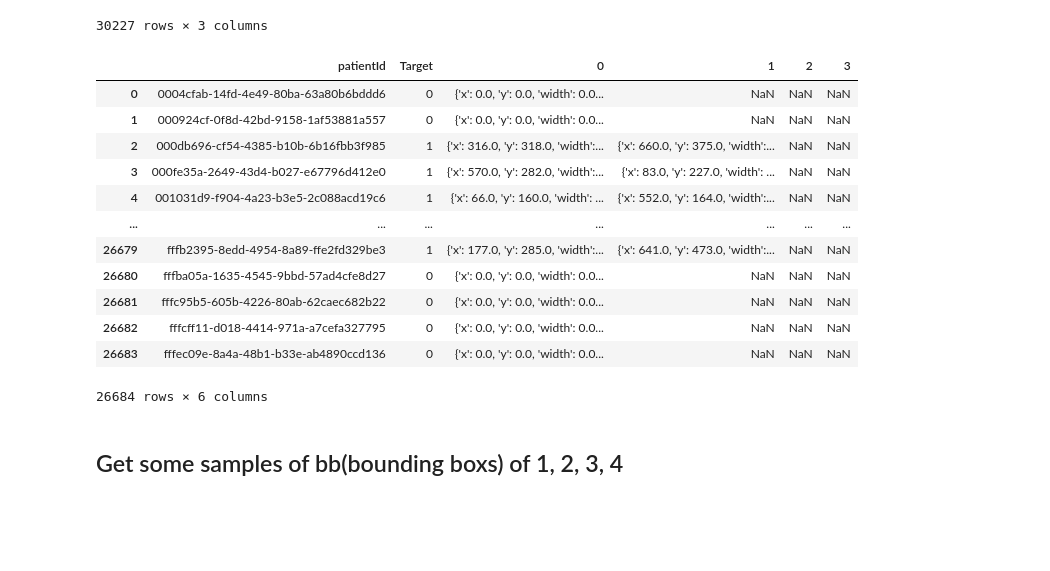
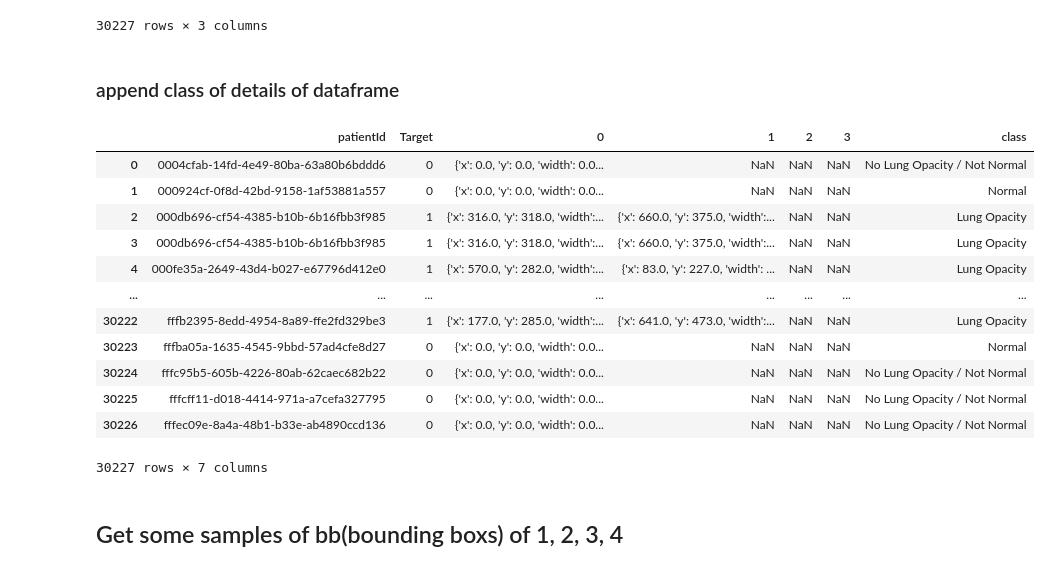
Before and after one commit to cubricmms/ProjectPneumonia, a Jupyter notebook: pneumonia.ipynb, the cells around one changed output. Drawn from its saved outputs; the diff is of its cells as text; code cells hidden in the pictures; blank space fills up the shorter version.

Commit message:
append class column

```diff
--- a/pneumonia.ipynb
+++ b/pneumonia.ipynb
@@ -16,3 +16,6 @@ import pandas
 GCP Credits Request Link - RSNA.txt stage_2_test_images
 stage_2_detailed_class_info.csv     stage_2_train_images
 stage_2_sample_submission.csv       stage_2_train_labels.csv
+# %%
+df_detail = pandas.read_csv(os.path.join(dir_dicom, 'stage_2_detailed_class_info.csv'))
+df_detail
@@ -54,22 +86,25 @@ df
 30227 rows × 3 columns
 # %%
 df = df.groupby(["patientId", "Target"])["bounding_boxs"].apply(lambda df: df.reset_index(drop=True)).unstack().reset_index()
-# %%
-df
-# %% [output]
-|  | patientId | Target | 0 | 1 | 2 | 3 |
-| 0 | 0004cfab-14fd-4e49-80ba-63a80b6bddd6 | 0 | {'x': 0.0, 'y': 0.0, 'width': 0.0... | NaN | NaN | NaN |
-| 1 | 000924cf-0f8d-42bd-9158-1af53881a557 | 0 | {'x': 0.0, 'y': 0.0, 'width': 0.0... | NaN | NaN | NaN |
-| 2 | 000db696-cf54-4385-b10b-6b16fbb3f985 | 1 | {'x': 316.0, 'y': 318.0, 'width':... | {'x': 660.0, 'y': 375.0, 'width':... | NaN | NaN |
-| 3 | 000fe35a-2649-43d4-b027-e67796d412e0 | 1 | {'x': 570.0, 'y': 282.0, 'width':... | {'x': 83.0, 'y': 227.0, 'width': ... | NaN | NaN |
-| 4 | 001031d9-f904-4a23-b3e5-2c088acd19c6 | 1 | {'x': 66.0, 'y': 160.0, 'width': ... | {'x': 552.0, 'y': 164.0, 'width':... | NaN | NaN |
-| ... | ... | ... | ... | ... | ... | ... |
-| 26679 | fffb2395-8edd-4954-8a89-ffe2fd329be3 | 1 | {'x': 177.0, 'y': 285.0, 'width':... | {'x': 641.0, 'y': 473.0, 'width':... | NaN | NaN |
-| 26680 | fffba05a-1635-4545-9bbd-57ad4cfe8d27 | 0 | {'x': 0.0, 'y': 0.0, 'width': 0.0... | NaN | NaN | NaN |
-| 26681 | fffc95b5-605b-4226-80ab-62caec682b22 | 0 | {'x': 0.0, 'y': 0.0, 'width': 0.0... | NaN | NaN | NaN |
-| 26682 | fffcff11-d018-4414-971a-a7cefa327795 | 0 | {'x': 0.0, 'y': 0.0, 'width': 0.0... | NaN | NaN | NaN |
-| 26683 | fffec09e-8a4a-48b1-b33e-ab4890ccd136 | 0 | {'x': 0.0, 'y': 0.0, 'width': 0.0... | NaN | NaN | NaN |
-26684 rows × 6 columns
+# %% [markdown]
+### append class of details of dataframe
+# %%
+_df = pandas.merge(df, df_detail, on=['patientId', 'patientId'])
+_df
+# %% [output]
+|  | patientId | Target | 0 | 1 | 2 | 3 | class |
+| 0 | 0004cfab-14fd-4e49-80ba-63a80b6bddd6 | 0 | {'x': 0.0, 'y': 0.0, 'width': 0.0... | NaN | NaN | NaN | No Lung Opacity / Not Normal |
+| 1 | 000924cf-0f8d-42bd-9158-1af53881a557 | 0 | {'x': 0.0, 'y': 0.0, 'width': 0.0... | NaN | NaN | NaN | Normal |
+| 2 | 000db696-cf54-4385-b10b-6b16fbb3f985 | 1 | {'x': 316.0, 'y': 318.0, 'width':... | {'x': 660.0, 'y': 375.0, 'width':... | NaN | NaN | Lung Opacity |
+| 3 | 000db696-cf54-4385-b10b-6b16fbb3f985 | 1 | {'x': 316.0, 'y': 318.0, 'width':... | {'x': 660.0, 'y': 375.0, 'width':... | NaN | NaN | Lung Opacity |
+| 4 | 000fe35a-2649-43d4-b027-e67796d412e0 | 1 | {'x': 570.0, 'y': 282.0, 'width':... | {'x': 83.0, 'y': 227.0, 'width': ... | NaN | NaN | Lung Opacity |
+| ... | ... | ... | ... | ... | ... | ... | ... |
+| 30222 | fffb2395-8edd-4954-8a89-ffe2fd329be3 | 1 | {'x': 177.0, 'y': 285.0, 'width':... | {'x': 641.0, 'y': 473.0, 'width':... | NaN | NaN | Lung Opacity |
+| 30223 | fffba05a-1635-4545-9bbd-57ad4cfe8d27 | 0 | {'x': 0.0, 'y': 0.0, 'width': 0.0... | NaN | NaN | NaN | Normal |
+| 30224 | fffc95b5-605b-4226-80ab-62caec682b22 | 0 | {'x': 0.0, 'y': 0.0, 'width': 0.0... | NaN | NaN | NaN | No Lung Opacity / Not Normal |
+| 30225 | fffcff11-d018-4414-971a-a7cefa327795 | 0 | {'x': 0.0, 'y': 0.0, 'width': 0.0... | NaN | NaN | NaN | No Lung Opacity / Not Normal |
+| 30226 | fffec09e-8a4a-48b1-b33e-ab4890ccd136 | 0 | {'x': 0.0, 'y': 0.0, 'width': 0.0... | NaN | NaN | NaN | No Lung Opacity / Not Normal |
+30227 rows × 7 columns
 # %%
 import matplotlib.patches as patches
 dicoms_training = os.path.join(dir_dicom, 'stage_2_train_images')
```
Also changed, not shown: parts of 6 cells of this notebook.
